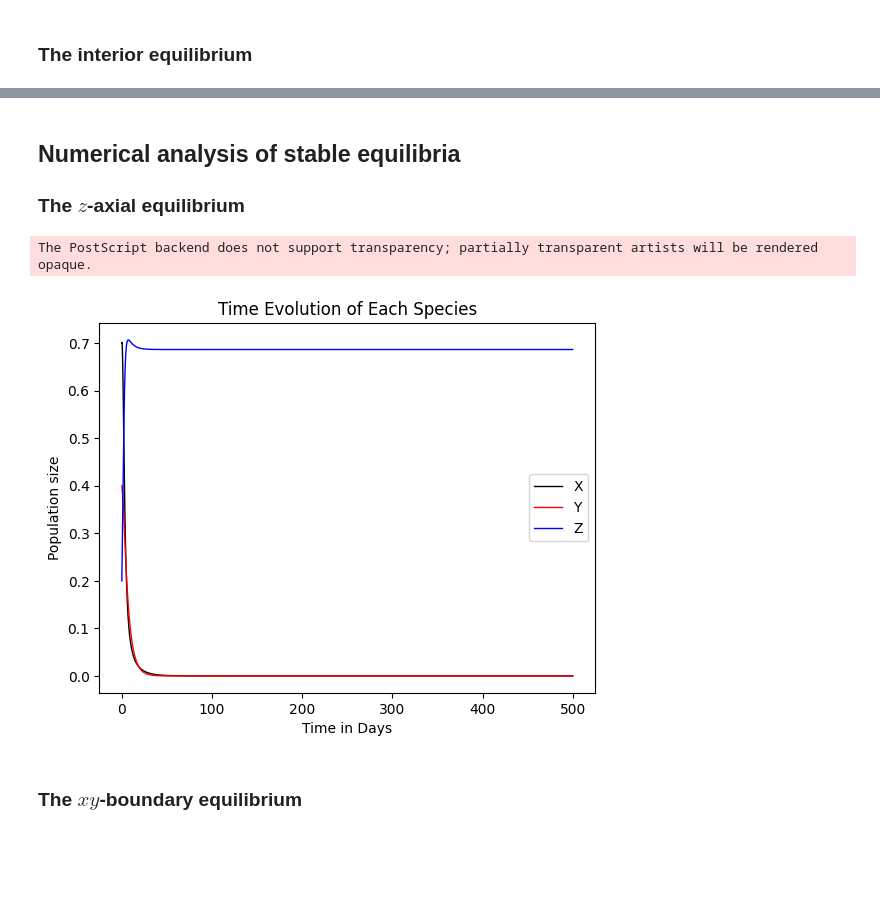
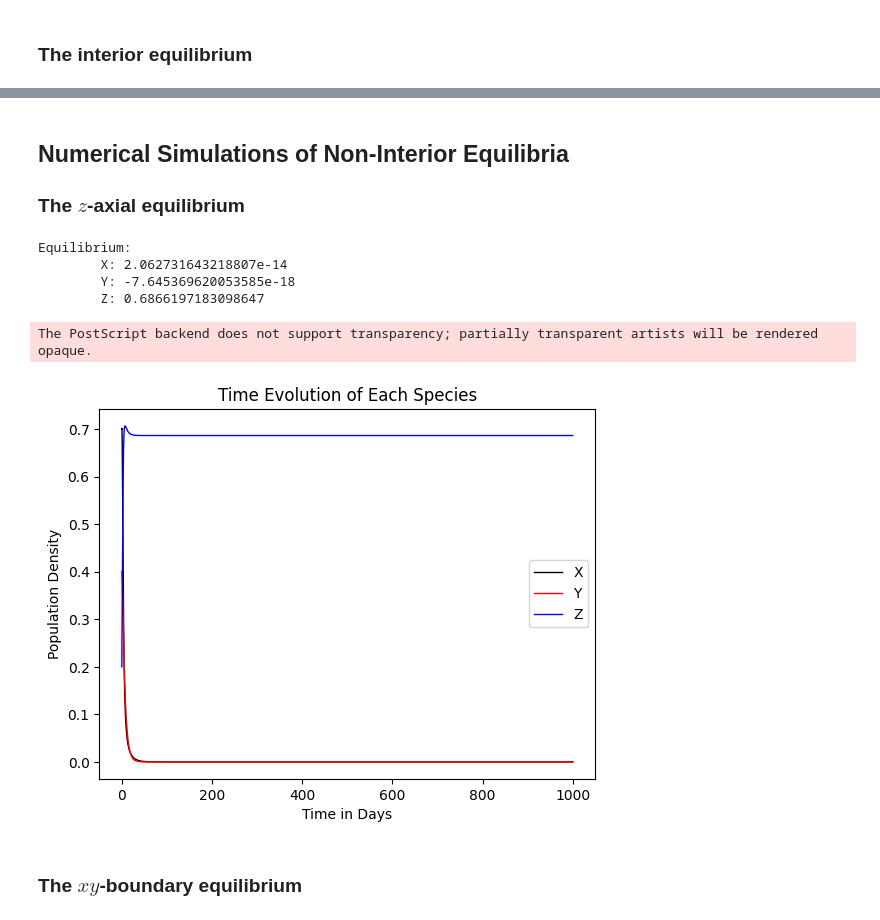
Before and after one commit to rkp1503/Complex-Dynamics-of-a-Three-Species-Ecosystem, a Jupyter notebook: code_python/main.ipynb, the cells around one changed output, grey strips where cells are left out. Drawn from its saved outputs; the diff is of its cells as text; code cells hidden in the pictures; blank space fills up the shorter version.

```diff
--- a/code_python/main.ipynb
+++ b/code_python/main.ipynb
@@ -70,7 +75,7 @@ labels_colors_dict = {
 # This block of code contains parameters that the user can manipulate.
 #-----------------------------------------------------------------------------
 #
-vars_dict = {
+vars_dict: dict = {
     # Density of species X
     x: 0.7,
     # Density of species Y
@@ -79,13 +84,13 @@ vars_dict = {
     z: 0.2,
 }
 #
-params_dict = {
+params_dict: dict = {
     # Ratio of intrinsic growth rate of species Y to species X
     r_yx: 0.5,
     # Ratio of intrinsic growth rate of species Z to species X
-    r_zx: 0.12,
+    r_zx: 0.5,
     # Refuge rate of species Y
-    p: 0.3,
+    p: 0.6,
     # Scaled inter-species mutualism coefficient of species Y on species X
     phi_xy: 0.6,
     # Scaled inter-species competition coefficient of species X on species Y
@@ -100,11 +105,15 @@ params_dict = {
     # Scaled death rate of species Z
     u_4: 0.5,
 }
+params_keys: list = params_dict.keys()
+params_vals_2: list = [0.7, 0.15, 0.4, 0.05, 0.5, 0.04, 0.7, 0.2, 0.5, 0.32]
+params_dict_2: dict = dict(zip(params_keys, params_vals_2))
 # Number of days to model.
-t_max = 500
+t_max = 1_000
+t_max_c = 10_000
 #
-show_equilibria = True
-show_stability = True
+show_equilibria = False
+show_stability = False
 filename = ""
 # %% [markdown]
 ## Proposed Model:
@@ -411,21 +330,32 @@ C_2C_1-C_0:
 # %% [markdown]
-## Numerical analysis of stable equilibria
+## Numerical Simulations of Non-Interior Equilibria
 ### The $z$-axial equilibrium
 # %%
 param_values = [0.007, 1.136, 0.874, 0.318, 0.416, 1.59, 1.655, 0.791, 0.994, 0.356]
 
-ts, sol = utils.solve_model(model, t_max, vars_dict, param_values)
+params_dict_temp = dict(zip(params_dict.keys(), param_values))
+
+ts, sol = compute_data.solve_model(model, vars_dict, params_dict_temp, t_max)
+
+print("Equilibrium:")
+print(f"\tX: {sol[-1][0]}")
+print(f"\tY: {sol[-1][1]}")
+print(f"\tZ: {sol[-1][2]}")
 
 title = "Time Evolution of Each Species"
 xaxis = "Time in Days"
-yaxis = "Population size"
+yaxis = "Population Density"
 
 filename = "equilibrium-axial-z"
 
-utils.my_plot(ts, sol, title, xaxis, yaxis, labels_colors_dict, filename=filename)
+generate_figures.my_plot(ts, sol, title, xaxis, yaxis, legend_data=labels_colors_dict, filename=filename)
 # %% [output]
-The PostScript backend does not support transparency; partially transparent artists will be rendered opaque.
+Equilibrium:
+        X: 2.062731643218807e-14
+        Y: -7.645369620053585e-18
+        Z: 0.6866197183098647
+The PostScript backend does not support transparency; partially transparent artists will be rendered opaque.
-[figure, old version]
+[figure, new version]
 # %% [markdown]
 ### The $xy$-boundary equilibrium
 # %%
```
Also changed, not shown: parts of 93 cells of this notebook.
